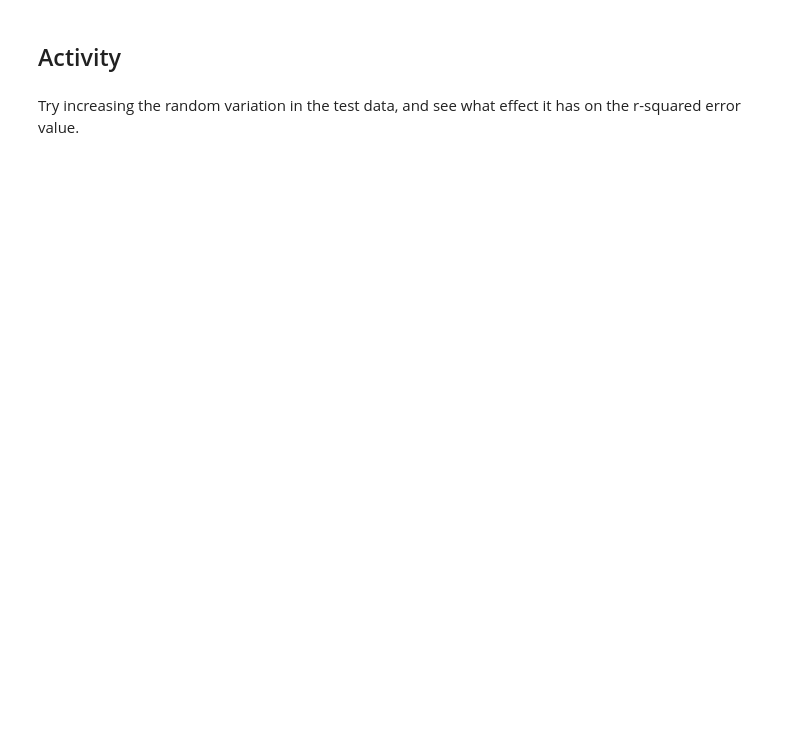
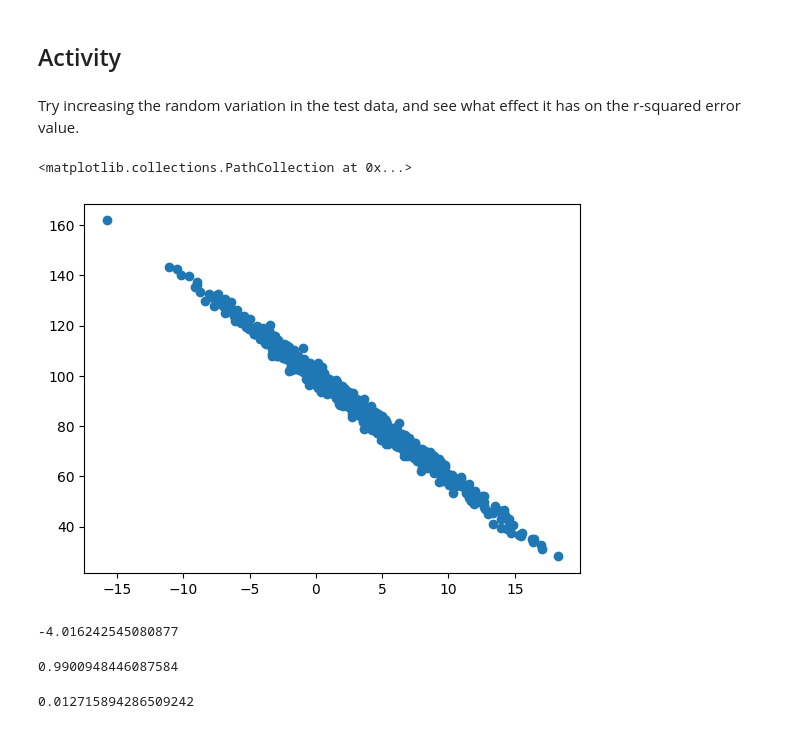
Before and after one commit to austinyuch/mldsdl_sundog, a Jupyter notebook: labs/10_LinearRegression.ipynb, the cells around one changed output. Drawn from its saved outputs; the diff is of its cells as text; code cells hidden in the pictures; blank space fills up the shorter version.

```diff
--- a/labs/10_LinearRegression.ipynb
+++ b/labs/10_LinearRegression.ipynb
@@ -45,3 +58,11 @@ plt.show()
 ## Activity
 # %% [markdown]
 Try increasing the random variation in the test data, and see what effect it has on the r-squared error value.
+# %%
+pageSpeeds2 = np.random.normal(3.0, 5.0, 1000)
+purchaseAmount2 = 100 - (pageSpeeds2 + np.random.normal(0, 0.5, 1000)) * 4
+
+scatter(pageSpeeds2, purchaseAmount2)
+# %% [output]
+<matplotlib.collections.PathCollection at 0x...>
+[figure, added]
@@ -47,0 +73,12 @@ Try increasing the random variation in the test data, and see what effect it has
+# %%
+slope2
+# %% [output]
+-4.016242545080877
+# %%
+r_value2**2
+# %% [output]
+0.9900948446087584
+# %%
+std_err2
+# %% [output]
+0.012715894286509242
```
Also changed, not shown: parts of 9 cells of this notebook, 3 other files.
